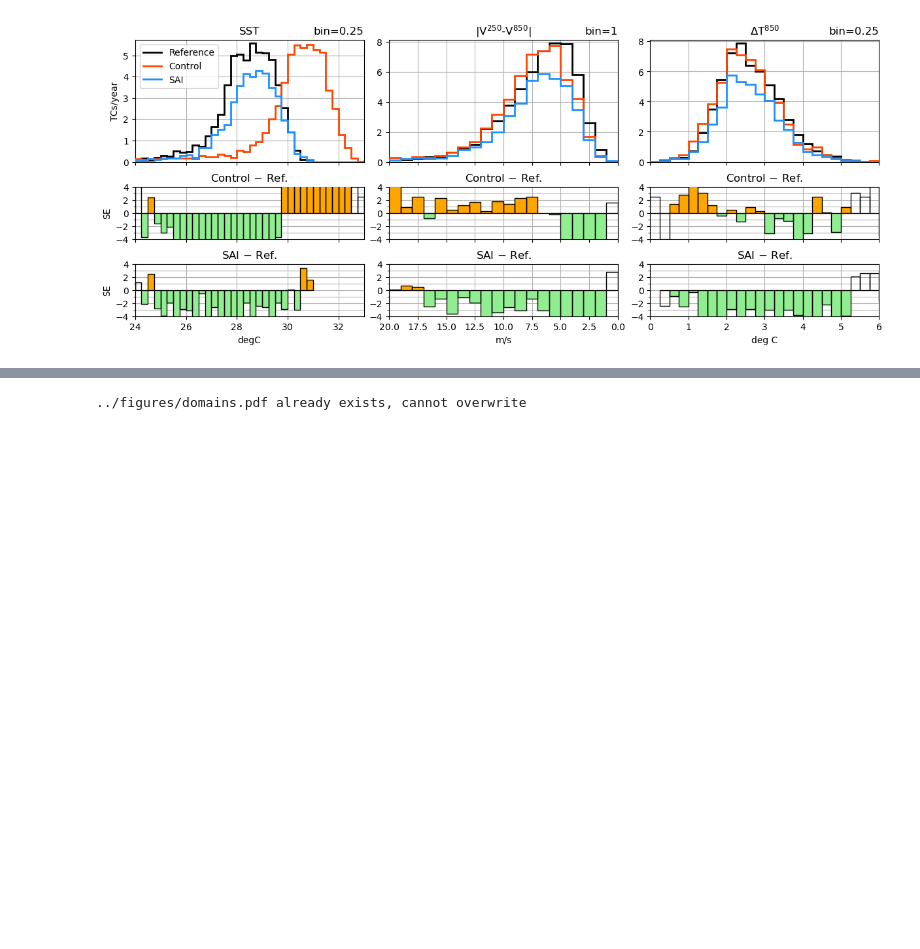
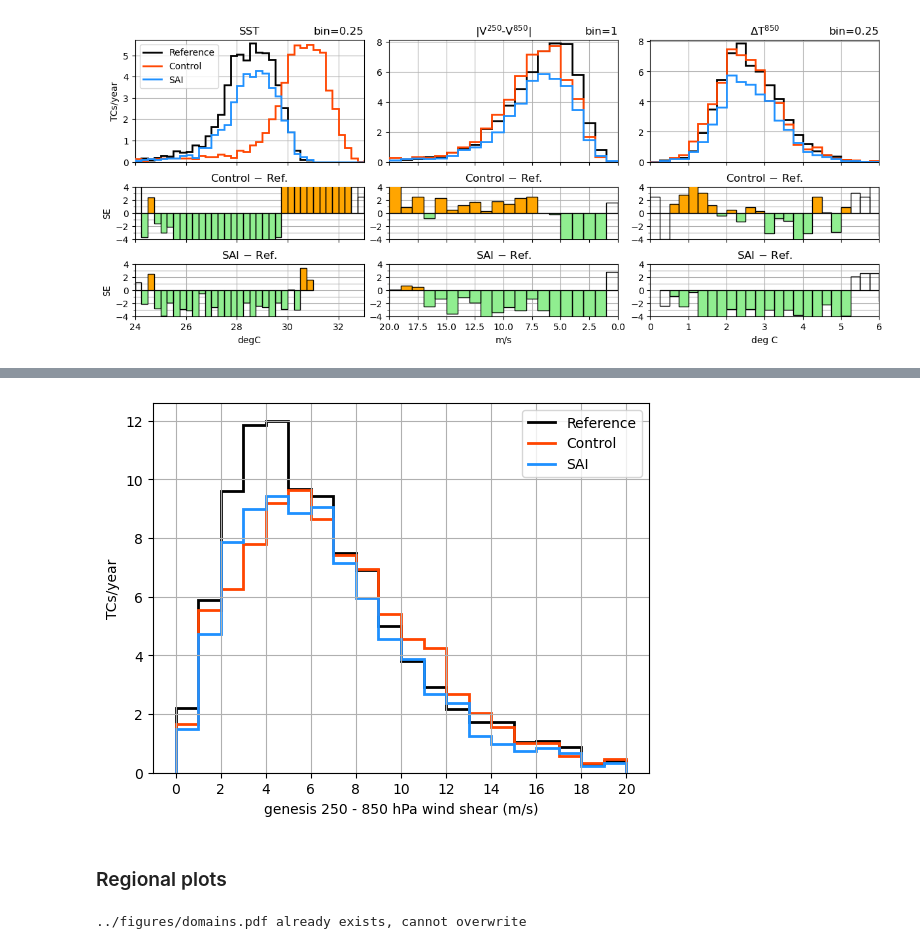
Before and after one commit to JdeJong96/TCs-under-SAI, a Jupyter notebook: analysis/notebooks/figures.ipynb, the cells around one changed output, grey strips where cells are left out. Drawn from its saved outputs; the diff is of its cells as text; code cells hidden in the pictures; blank space fills up the shorter version.

```diff
--- a/analysis/notebooks/figures.ipynb
+++ b/analysis/notebooks/figures.ipynb
@@ -1181,3 +1215,16 @@ tracks.savefig(fig, fname, **savefigkwargs)
+# %%
+for exp in ds:
+    hist, edges = np.histogram(ds[exp].Vshear.isel(dtime=0), bins=np.arange(0,21,1))
+    plt.stairs(hist/30, edges, **default_kwargs[exp])
+plt.legend()
+plt.xticks(range(0,21,2))
+plt.xlabel('genesis 250 - 850 hPa wind shear (m/s)')
+plt.ylabel('TCs/year')
+plt.grid()
+# %% [output]
+[figure, added]
+# %% [markdown]
+### Regional plots
 # %%
 histREF = tracks.track_density(ds['Reference'], xbins=np.arange(0,360.1,1), ybins=np.arange(-90,90.1,1)).hcount.stack(x=('ens','year'))
 histCNT = tracks.track_density(ds['RCP8.5'], xbins=np.arange(0,360.1,1), ybins=np.arange(-90,90.1,1)).hcount.stack(x=('ens','year'))
```
Also changed, not shown: parts of 3 cells of this notebook.
